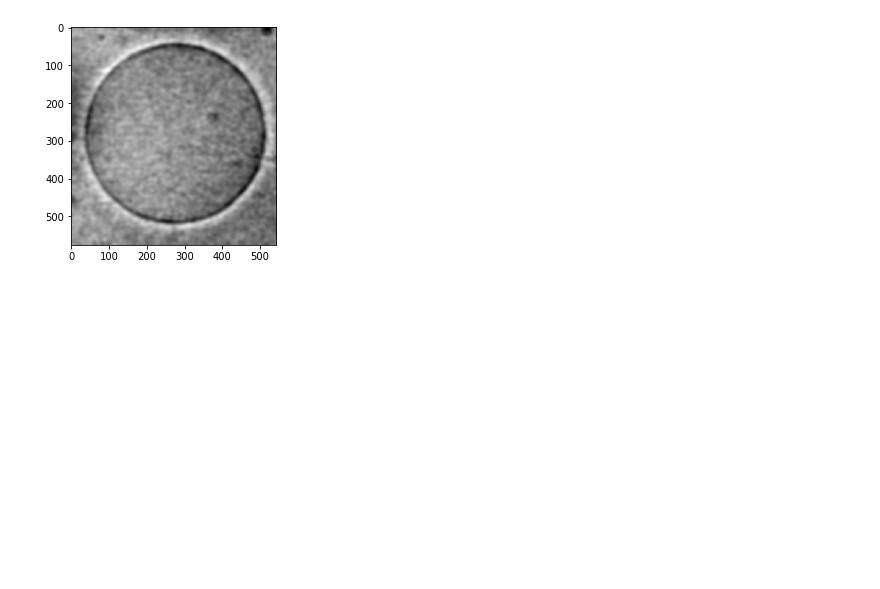
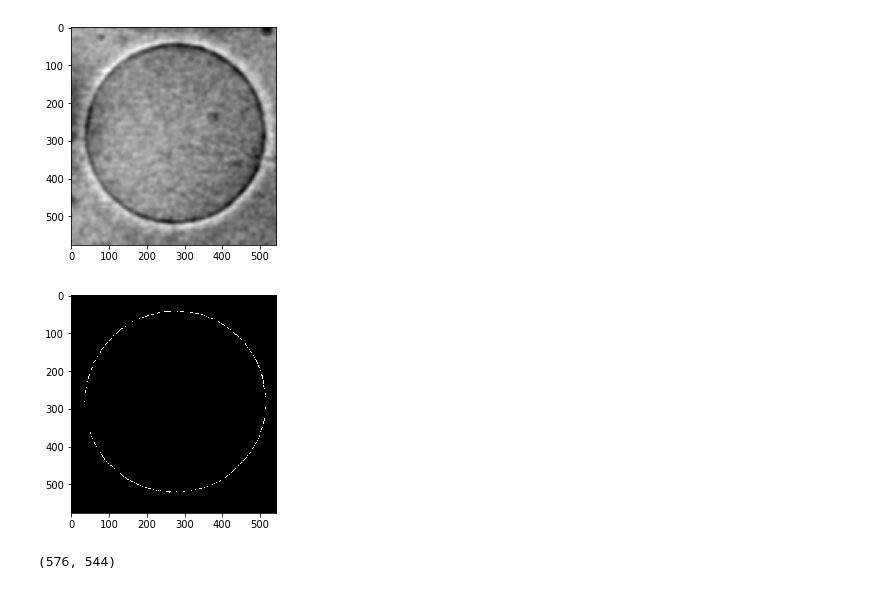
Before and after one commit to jrod781/Herramientas-Computacionales-IMEC3602, a Jupyter notebook: analisisdeImagenes/intro_imagenes.ipynb, the cells around one changed output. Cells and saved outputs as stored; diff of their text form; code cells hidden in the pictures; blank space fills up the shorter version.

Commit message:
imagenes

```diff
--- a/analisisdeImagenes/intro_imagenes.ipynb
+++ b/analisisdeImagenes/intro_imagenes.ipynb
@@ -234,3 +232,13 @@ pylab.imshow(imflt,cmap=cm.Greys_r)
 pylab.gray()
 # %% [output]
 [figure]
+# %%
+edges = feature.canny(Im1, sigma=3.5)
+pylab.imshow(edges, cmap=plt.cm.gray)
+pylab.show()
+# %% [output]
+[figure, added]
+# %%
+Im1.shape
+# %% [output]
+(576, 544)
```
Also changed, not shown: parts of 5 cells of this notebook, 4 other files.
